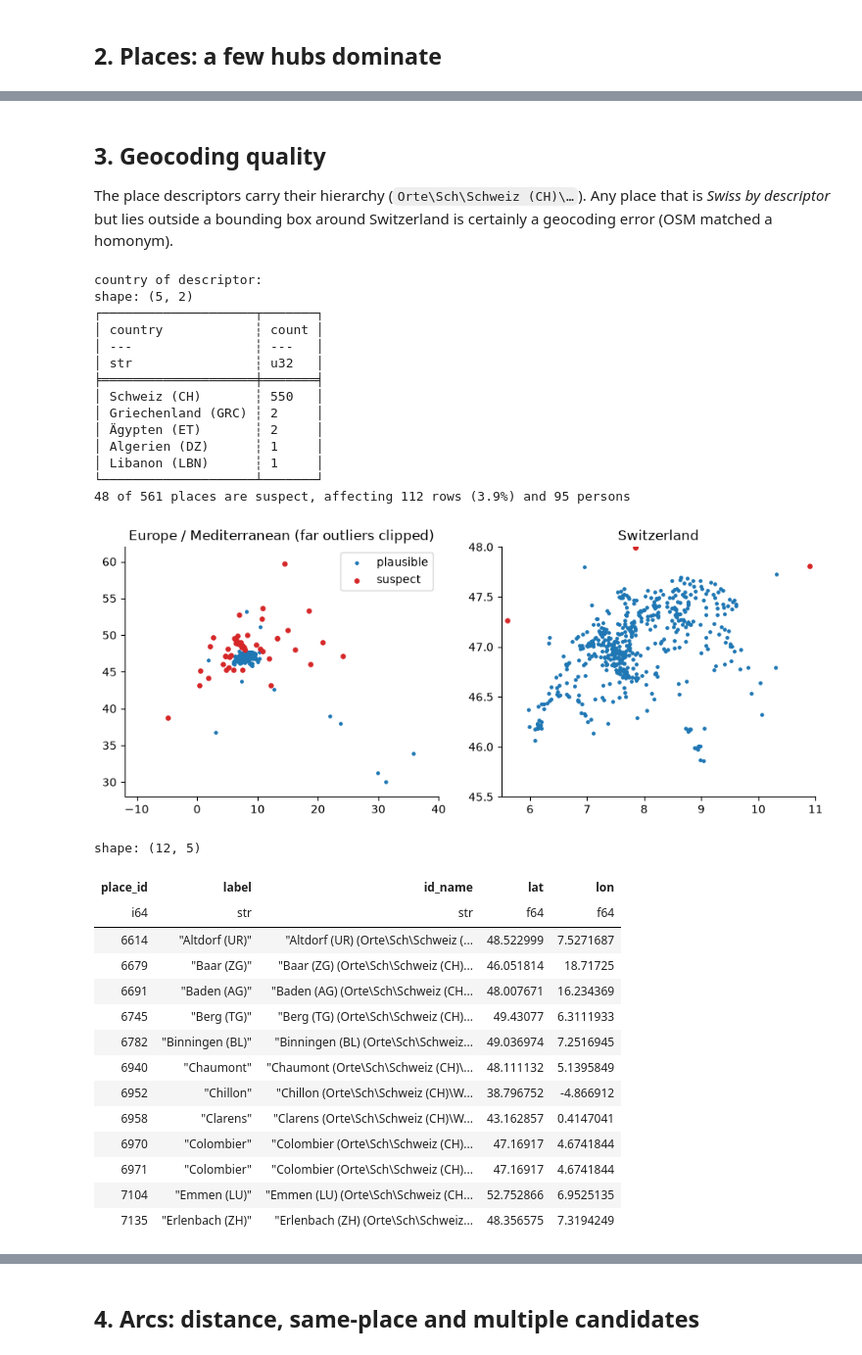
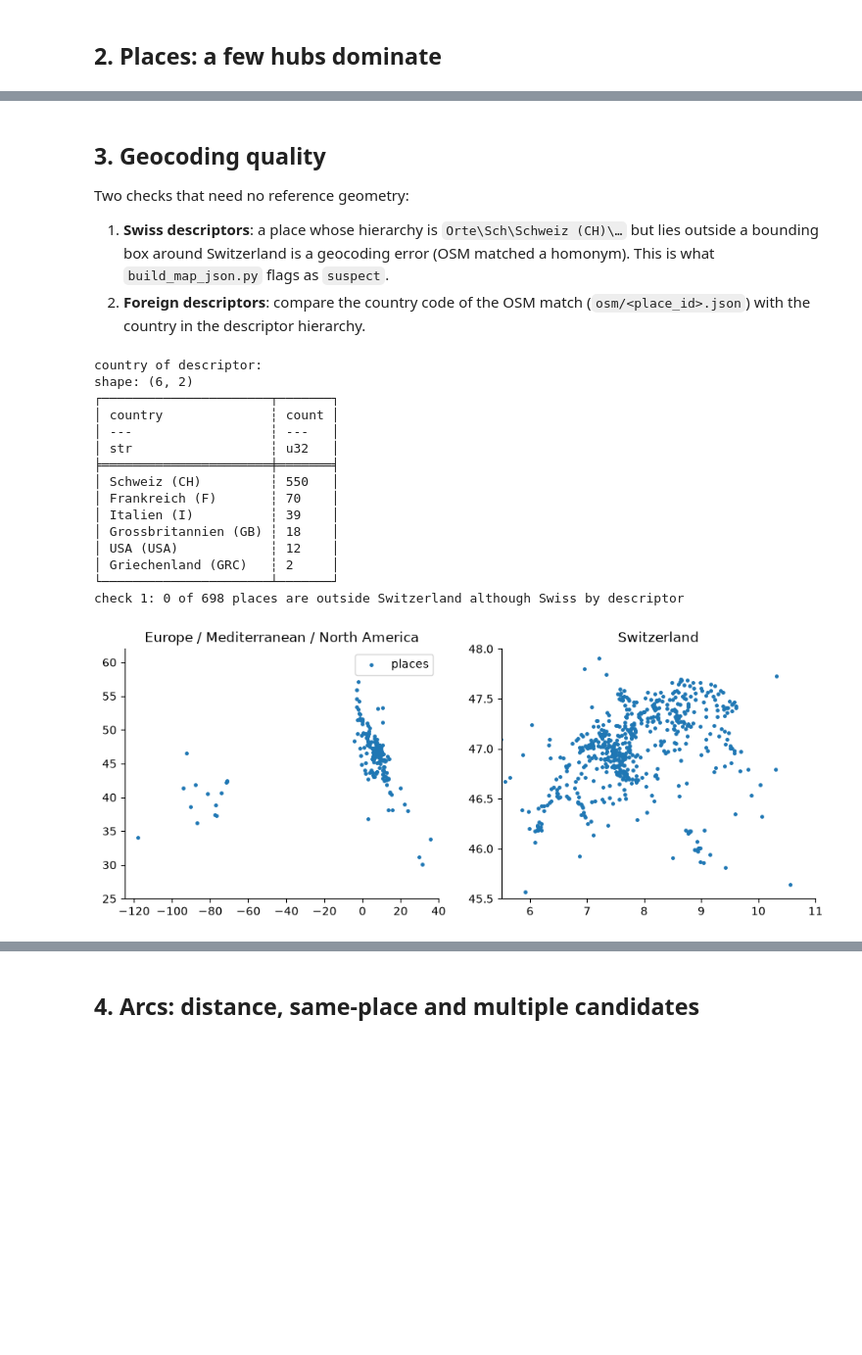
Before and after one commit to burgerbibliothek/glamhack26, a Jupyter notebook: data/notebooks/birth_death_analysis.ipynb, the cells around one changed output, grey strips where cells are left out. Shown at 98% size. Cells and saved outputs as stored; diff of their text form; code cells hidden in the pictures; blank space fills up the shorter version.

```diff
--- a/data/notebooks/birth_death_analysis.ipynb
+++ b/data/notebooks/birth_death_analysis.ipynb
@@ -121,52 +117,35 @@ top 5 places = 46% of all rows; 330 of 561 places appear only once
 Arcs will converge on a few hubs, so aggregated flows (origin → destination with a count) are worth shipping next to the per-person arcs.
 # %% [markdown]
 ## 3. Geocoding quality
-The place descriptors carry their hierarchy (`Orte\Sch\Schweiz (CH)\…`). Any place that is *Swiss by descriptor* but lies outside a
-bounding box around Switzerland is certainly a geocoding error (OSM matched a homonym).
+Two checks that need no reference geometry:
+1. **Swiss descriptors**: a place whose hierarchy is `Orte\Sch\Schweiz (CH)\…` but lies outside a bounding box around Switzerland is a geocoding error (OSM matched a homonym). This is what `build_map_json.py` flags as `suspect`.
+2. **Foreign descriptors**: compare the country code of the OSM match (`osm/<place_id>.json`) with the country in the descriptor hierarchy.
 # %%
-print("country of descriptor:"); print(places["country"].value_counts().sort("count", descending=True).head(5))
+print("country of descriptor:"); print(places["country"].value_counts().sort("count", descending=True).head(6))
 suspect = places.filter("suspect")
-affected = geo.join(suspect.select("place_id"), on="place_id")
-print(f"{suspect.height} of {places.height} places are suspect, affecting {affected.height} rows "
-      f"({affected.height / geo.height:.1%}) and {affected['ark'].n_unique()} persons")
+print(f"check 1: {suspect.height} of {places.height} places are outside Switzerland although Swiss by descriptor")
 
 fig, (a1, a2) = plt.subplots(1, 2, figsize=(11, 4))
-for ax, (xl, yl) in zip((a1, a2), (((-12, 40), (28, 62)), ((5.5, 11), (45.5, 48)))):
-    ok = places.filter(~pl.col("suspect")); bad = suspect
-    ax.scatter(ok["lon"], ok["lat"], s=6, c="tab:blue", label="plausible")
-    ax.scatter(bad["lon"], bad["lat"], s=14, c="tab:red", label="suspect")
+for ax, (xl, yl) in zip((a1, a2), (((-125, 40), (25, 62)), ((5.5, 11), (45.5, 48)))):
+    ax.scatter(places["lon"], places["lat"], s=6, c="tab:blue", label="places")
+    if suspect.height:
+        ax.scatter(suspect["lon"], suspect["lat"], s=14, c="tab:red", label="suspect")
     ax.set_xlim(xl); ax.set_ylim(yl)
-a1.set_title("Europe / Mediterranean (far outliers clipped)"); a2.set_title("Switzerland"); a1.legend(); plt.show()
-
-suspect.select("place_id", "label", "id_name", "lat", "lon").sort("label").head(12)
+a1.set_title("Europe / Mediterranean / North America"); a2.set_title("Switzerland"); a1.legend(); plt.show()
 # %% [output]
 country of descriptor:
-shape: (5, 2)
-┌────────────────────┬───────┐
-│ country            ┆ count │
-│ ---                ┆ ---   │
-│ str                ┆ u32   │
-╞════════════════════╪═══════╡
-│ Schweiz (CH)       ┆ 550   │
-│ Griechenland (GRC) ┆ 2     │
-│ Ägypten (ET)       ┆ 2     │
-│ Algerien (DZ)      ┆ 1     │
-│ Libanon (LBN)      ┆ 1     │
-└────────────────────┴───────┘
-48 of 561 places are suspect, affecting 112 rows (3.9%) and 95 persons
+shape: (6, 2)
+┌──────────────────────┬───────┐
+│ country              ┆ count │
+│ ---                  ┆ ---   │
+│ str                  ┆ u32   │
+╞══════════════════════╪═══════╡
+│ Schweiz (CH)         ┆ 550   │
+│ Frankreich (F)       ┆ 70    │
+│ Italien (I)          ┆ 39    │
+│ Grossbritannien (GB) ┆ 18    │
+│ USA (USA)            ┆ 12    │
+│ Griechenland (GRC)   ┆ 2     │
+└──────────────────────┴───────┘
+check 1: 0 of 698 places are outside Switzerland although Swiss by descriptor
-[figure, old version]
+[figure, new version]
-shape: (12, 5)
-| place_id | label | id_name | lat | lon |
-| i64 | str | str | f64 | f64 |
-| 6614 | "Altdorf (UR)" | "Altdorf (UR) (Orte\Sch\Schweiz (... | 48.522999 | 7.5271687 |
-| 6679 | "Baar (ZG)" | "Baar (ZG) (Orte\Sch\Schweiz (CH)... | 46.051814 | 18.71725 |
-| 6691 | "Baden (AG)" | "Baden (AG) (Orte\Sch\Schweiz (CH... | 48.007671 | 16.234369 |
-| 6745 | "Berg (TG)" | "Berg (TG) (Orte\Sch\Schweiz (CH)... | 49.43077 | 6.3111933 |
-| 6782 | "Binningen (BL)" | "Binningen (BL) (Orte\Sch\Schweiz... | 49.036974 | 7.2516945 |
-| 6940 | "Chaumont" | "Chaumont (Orte\Sch\Schweiz (CH)\... | 48.111132 | 5.1395849 |
-| 6952 | "Chillon" | "Chillon (Orte\Sch\Schweiz (CH)\W... | 38.796752 | -4.866912 |
-| 6958 | "Clarens" | "Clarens (Orte\Sch\Schweiz (CH)\W... | 43.162857 | 0.4147041 |
-| 6970 | "Colombier" | "Colombier (Orte\Sch\Schweiz (CH)... | 47.16917 | 4.6741844 |
-| 6971 | "Colombier" | "Colombier (Orte\Sch\Schweiz (CH)... | 47.16917 | 4.6741844 |
-| 7104 | "Emmen (LU)" | "Emmen (LU) (Orte\Sch\Schweiz (CH... | 52.752866 | 6.9525135 |
-| 7135 | "Erlenbach (ZH)" | "Erlenbach (ZH) (Orte\Sch\Schweiz... | 48.356575 | 7.3194249 |
```
Also changed, not shown: parts of 18 cells of this notebook, 1 other file.
